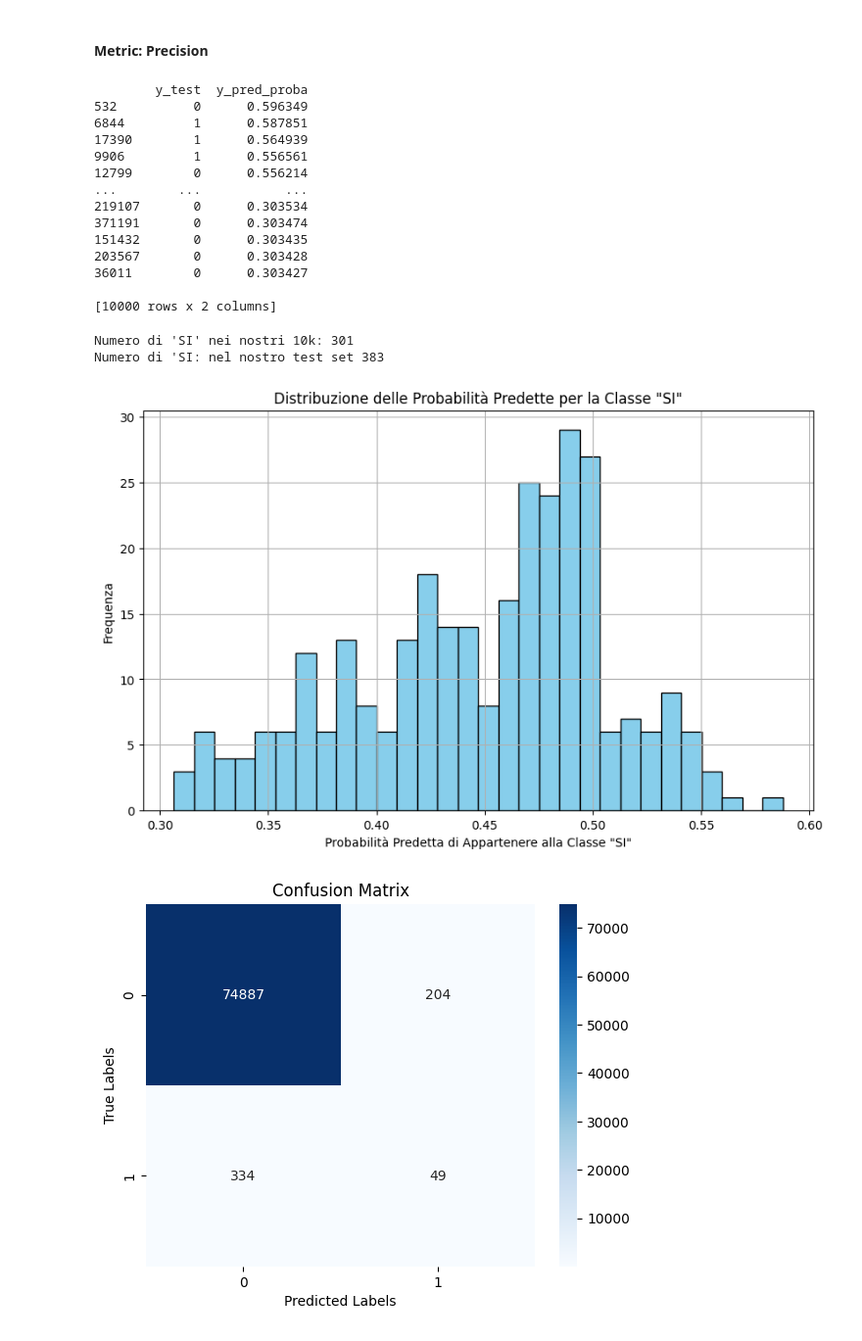
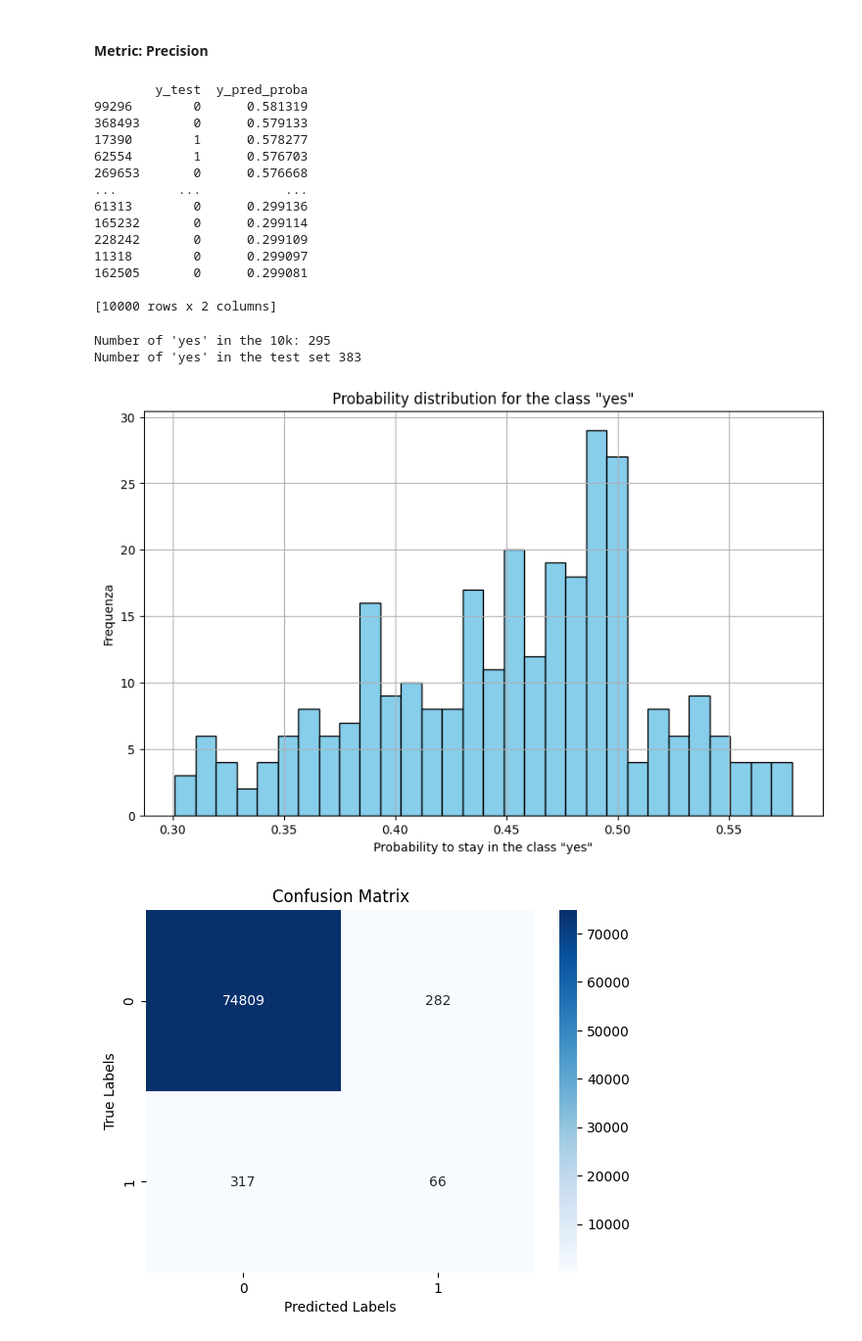
Before and after one commit to emanueleiacca/Analysis-on-Churn-Banking-Modeling-Dataset, a Jupyter notebook: Metric_choice_empirically - Copia - su Churn_clean.ipynb, the cells around one changed output. Shown at 98% size. Drawn from its saved outputs; the diff is of its cells as text; code cells hidden in the pictures.

```diff
--- a/Metric_choice_empirically - Copia - su Churn_clean.ipynb
+++ b/Metric_choice_empirically - Copia - su Churn_clean.ipynb
@@ -26,6 +26,7 @@ print(sys.executable)
 c:\Users\maria\AppData\Local\Programs\Python\Python312\python.exe
 # %%
 df = pd.read_csv(r"Churn_clean.csv")
+df = df.drop('Id_Cliente', axis=1)
 df.head()
 # %% [output]
 |  | Flag_Richiesta_Estinzione_cc | Imp_Valore_del_Cliente | Flag_Apertura_Conto_Online | Flag_Possesso_piu_Conti | Eta | ... |
@@ -192,30 +191,27 @@ X_train, X_test = X_train.align(X_test, join='inner', axis=1)
 # %% [markdown]
 ##### Metric: Rank Probabilities
 # %%
-'''
-Best Hyperparameters: {'n_estimators': 195, 'learning_rate': 0.0689356536665432, 'max_depth': 13, 'num_leaves': 1946, 'min_child_samples': 37, 'subsample': 0.8841796423370363, 'subsample_freq': 0, 'colsample_bytree': 0.783386192594209, 'reg_alpha': 0.7592044537020304, 'reg_lambda': 0.538402350448647, 'max_bin': 269}
-Best ROC AUC Score: 0.9918504426589758
-'''
-scale_pos_weight = len(y[y == 0]) / len(y[y == 1])
+scale_pos_weight = len(y[y == 0]) / len(y[y == 1]) #Cost-Learning function
 
 best_params = {
-    'n_estimators': 286,
-    'learning_rate': 0.014435556939828963,
-    'max_depth': 13,
-    'num_leaves': 24,
-    'min_child_samples': 21,
-    'subsample': 0.9682319852065926,
+    'n_estimators': 270,
+    'learning_rate': 0.01101265837299383,
+    'max_depth': 8,
+    'num_leaves': 35,
+    'min_child_samples': 46,
+    'subsample': 0.9576587534894431,
     'subsample_freq': 6,
-    'colsample_bytree': 0.9121348497278677,
-    'reg_alpha': 0.8146617744633734,
-    'reg_lambda': 0.8000920381375523,
-    'max_bin': 259,
+    'colsample_bytree': 0.7636004284281295,
+    'reg_alpha': 0.6189641727169579,
+    'reg_lambda': 0.34978829279646656,
+    'max_bin': 300,
     'force_col_wise': True,
     'scale_pos_weight': scale_pos_weight,  # Ensure that scale_pos_weight is defined in your scope
     'verbosity': -1
 }
 
 
-best_lgb_classifier = lgb.LGBMClassifier(**best_params)
-best_lgb_classifier.fit(X_train, y_train)
-lgbm_predictions = best_lgb_classifier.predict_proba(X_test)[:, 1]
+best_lgb_classifier = lgb.LGBMClassifier(**best_params) #build the classifier with the chosen parameters
+best_lgb_classifier.fit(X_train, y_train) #train the model
+lgbm_predictions = best_lgb_classifier.predict_proba(X_test)[:, 1] #predictions on the test set, select only the predictions for the positive class
+print(lgbm_predictions)
@@ -677,39 +663,38 @@ top_10000_si = results_df_si_sorted.head(10000)
 print(top_10000_si)
 # %% [output]
         y_test  y_pred_proba
-532          0      0.596349
-6844         1      0.587851
-17390        1      0.564939
-9906         1      0.556561
-12799        0      0.556214
+99296        0      0.581319
+368493       0      0.579133
+17390        1      0.578277
+62554        1      0.576703
+269653       0      0.576668
 ...        ...           ...
-219107       0      0.303534
-371191       0      0.303474
-151432       0      0.303435
-203567       0      0.303428
-36011        0      0.303427
+61313        0      0.299136
+165232       0      0.299114
+228242       0      0.299109
+11318        0      0.299097
+162505       0      0.299081
 
 [10000 rows x 2 columns]
-# %%
-count_si = top_10000_si[top_10000_si['y_test'] == 1].shape[0]
-
-print("Numero di 'SI' nei nostri 10k:", count_si)
-count_ones = np.sum(y_test == 1)
-
-print("Numero di 'SI: nel nostro test set", count_ones)
-# %% [output]
-Numero di 'SI' nei nostri 10k: 301
-Numero di 'SI: nel nostro test set 383
 # %%
+count_si = top_10000_si[top_10000_si['y_test'] == 1].shape[0]
+
+print("Number of 'yes' in the 10k:", count_si)
+count_ones = np.sum(y_test == 1)
+
+print("Number of 'yes' in the test set", count_ones)
+
 plt.figure(figsize=(10, 6))
 plt.hist( top_10000_si[top_10000_si['y_test'] == 1]['y_pred_proba'], bins=30, color='skyblue', edgecolor='black')
-plt.title('Distribuzione delle Probabilità Predette per la Classe "SI"')
-plt.xlabel('Probabilità Predetta di Appartenere alla Classe "SI"')
+plt.title('Probability distribution for the class "yes"')
+plt.xlabel('Probability to stay in the class "yes"')
 plt.ylabel('Frequenza')
 plt.grid(True)
 plt.show()
 # %% [output]
+Number of 'yes' in the 10k: 295
+Number of 'yes' in the test set 383
-[figure, old version]
+[figure, new version]
 # %%
 y_pred = best_lgb_classifier.predict(X_test)
 
```
Also changed, not shown: parts of 37 cells of this notebook, 5 other files.
